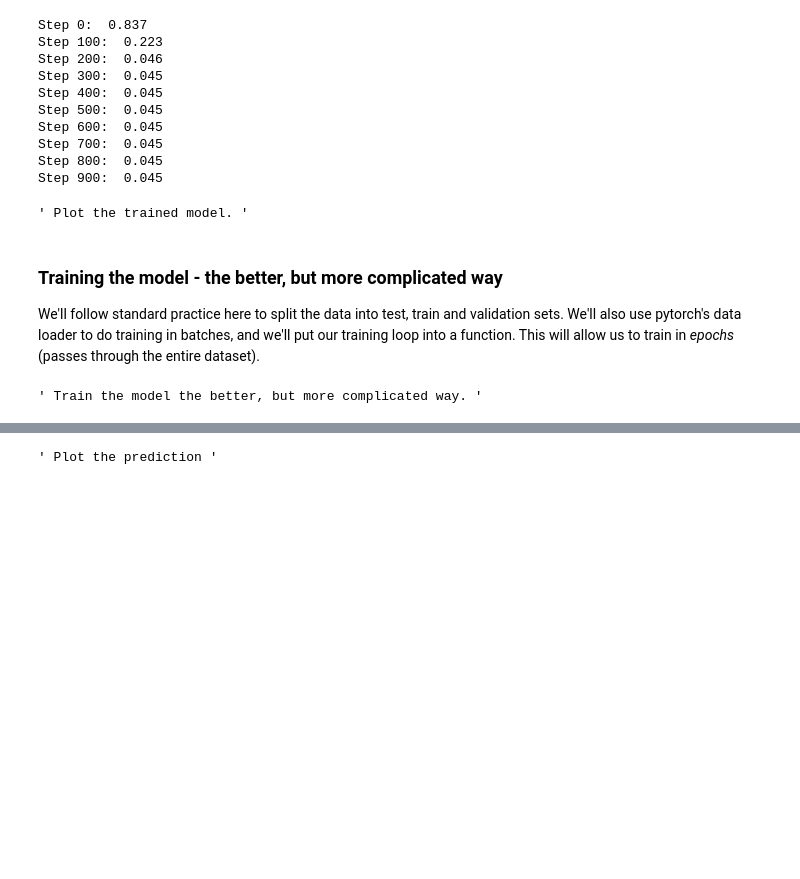
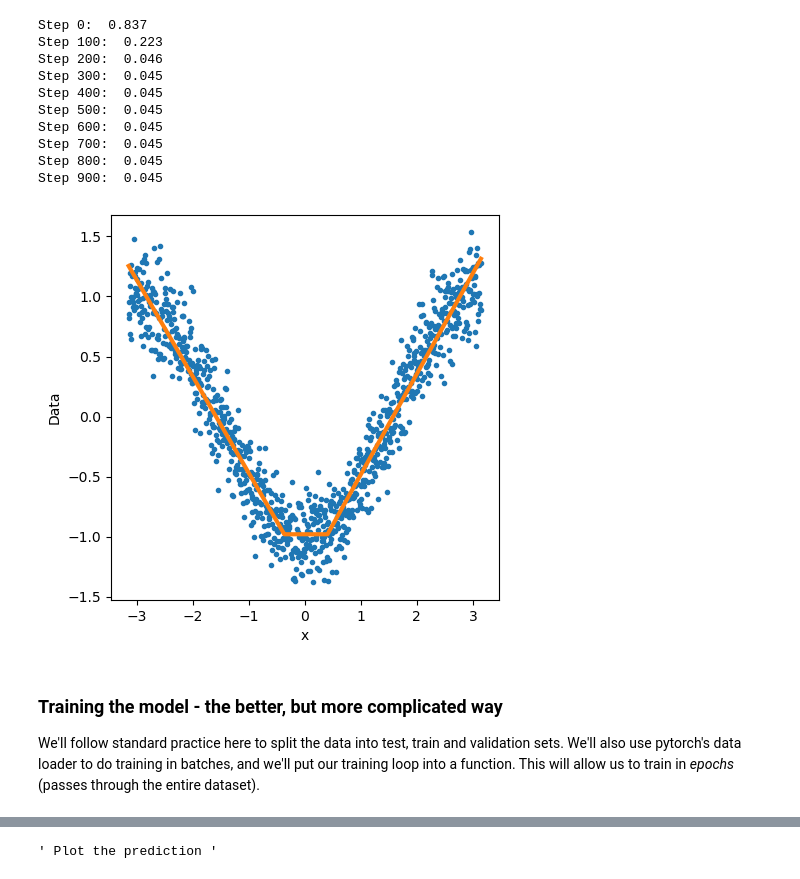
Before and after one commit to match798/G690, a Jupyter notebook: 07_machine_learning_intro/07_workalong01_machine_learning_basics.ipynb, the cells around one changed output, grey strips where cells are left out. Saved outputs shown, nothing was run; the diff lists cells and outputs as text; code cells hidden in the pictures; blank space fills up the shorter version.

Commit message:
add the correct and complicated solution to 07

```diff
--- a/07_machine_learning_intro/07_workalong01_machine_learning_basics.ipynb
+++ b/07_machine_learning_intro/07_workalong01_machine_learning_basics.ipynb
@@ -266,21 +266,17 @@ Step 800:  0.045
 Step 900:  0.045
 # %%
 """ Plot the trained model. """
-for name, param in model_2
+#for name, param in model_2
 
 fig, ax = plt.subplots(figsize = (5,5))
 ax.plot(x, noisy_data, '.', label="data")
 ax.plot(x, pred.detach().numpy(), label="prox", linewidth=3)
 ax.set_xlabel("x")
 ax.set_ylabel("Data")
 plt.show()
 # %% [output]
-' Plot the trained model. '
+[figure, added]
 # %% [markdown]
 ### Training the model - the better, but more complicated way
 
 We'll follow standard practice here to split the data into test, train and validation sets.  We'll also use pytorch's data loader to do training in batches, and we'll put our training loop into a function.  This will allow us to train in *epochs* (passes through the entire dataset).
-# %%
-""" Train the model the better, but more complicated way. """
-# %% [output]
-' Train the model the better, but more complicated way. '
```
Also changed, not shown: parts of 6 cells of this notebook.
